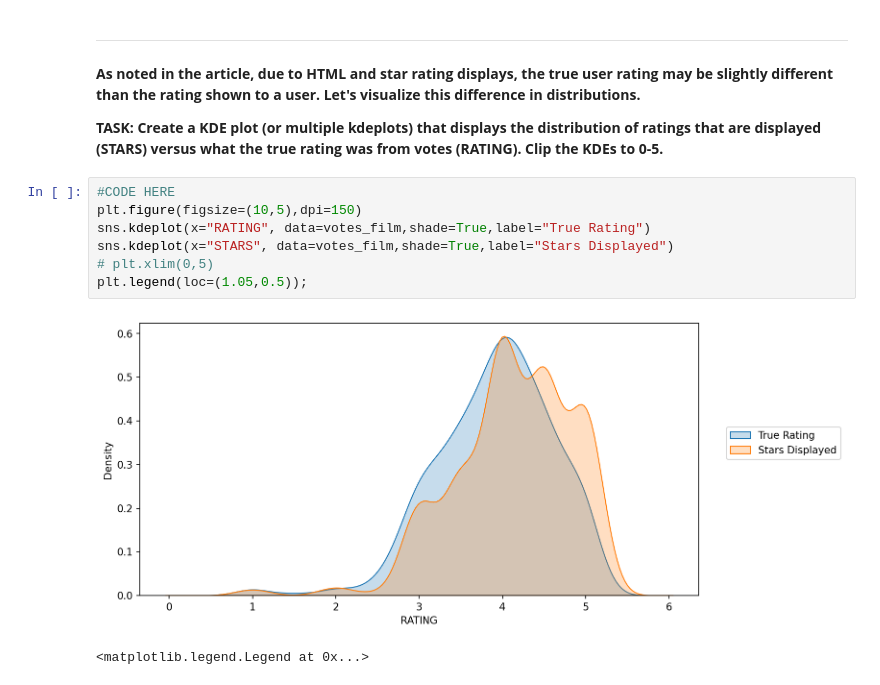
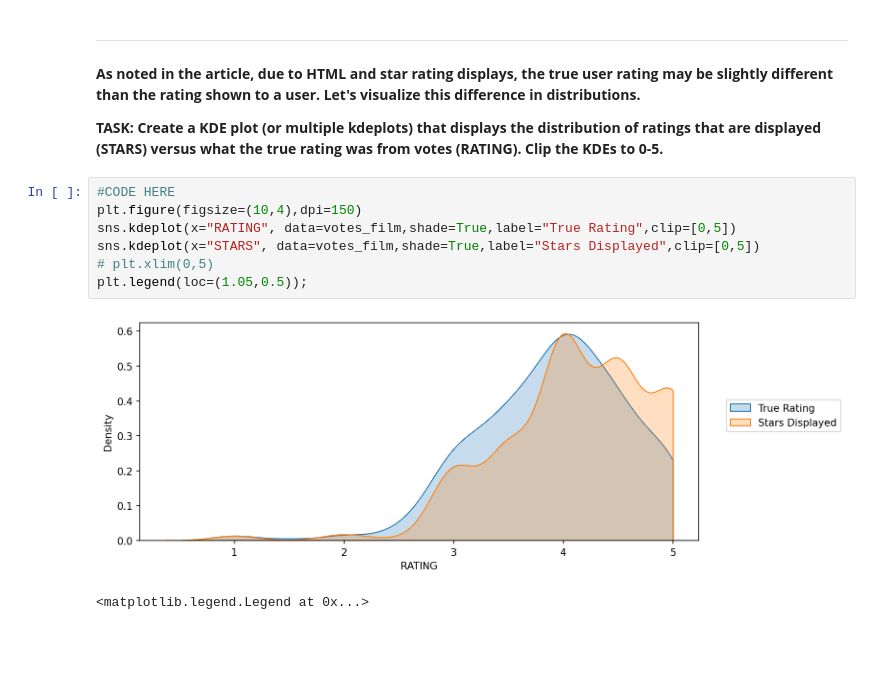
Before and after one commit to Ertugrul-Kurubal/DVwPy-Assigments, a Jupyter notebook: Capstone Project/Capstone-Project.ipynb, the cells around one changed output. Drawn from its saved outputs; the diff is of its cells as text; blank space fills up the shorter version.

Commit message:
KDE Plot Rating Plot

```diff
--- a/Capstone Project/Capstone-Project.ipynb
+++ b/Capstone Project/Capstone-Project.ipynb
@@ -310,13 +310,13 @@ votes_film
 **TASK: Create a KDE plot (or multiple kdeplots) that displays the distribution of ratings that are displayed (STARS) versus what the true rating was from votes (RATING). Clip the KDEs to 0-5.**
 # %%
 #CODE HERE
-plt.figure(figsize=(10,5),dpi=150)
-sns.kdeplot(x="RATING", data=votes_film,shade=True,label="True Rating")
-sns.kdeplot(x="STARS", data=votes_film,shade=True,label="Stars Displayed")
+plt.figure(figsize=(10,4),dpi=150)
+sns.kdeplot(x="RATING", data=votes_film,shade=True,label="True Rating",clip=[0,5])
+sns.kdeplot(x="STARS", data=votes_film,shade=True,label="Stars Displayed",clip=[0,5])
 # plt.xlim(0,5)
 plt.legend(loc=(1.05,0.5));
 # %% [output]
-[figure, old version]
+[figure, new version]
 # %%
 # %% [output]
 <matplotlib.legend.Legend at 0x...>
```
